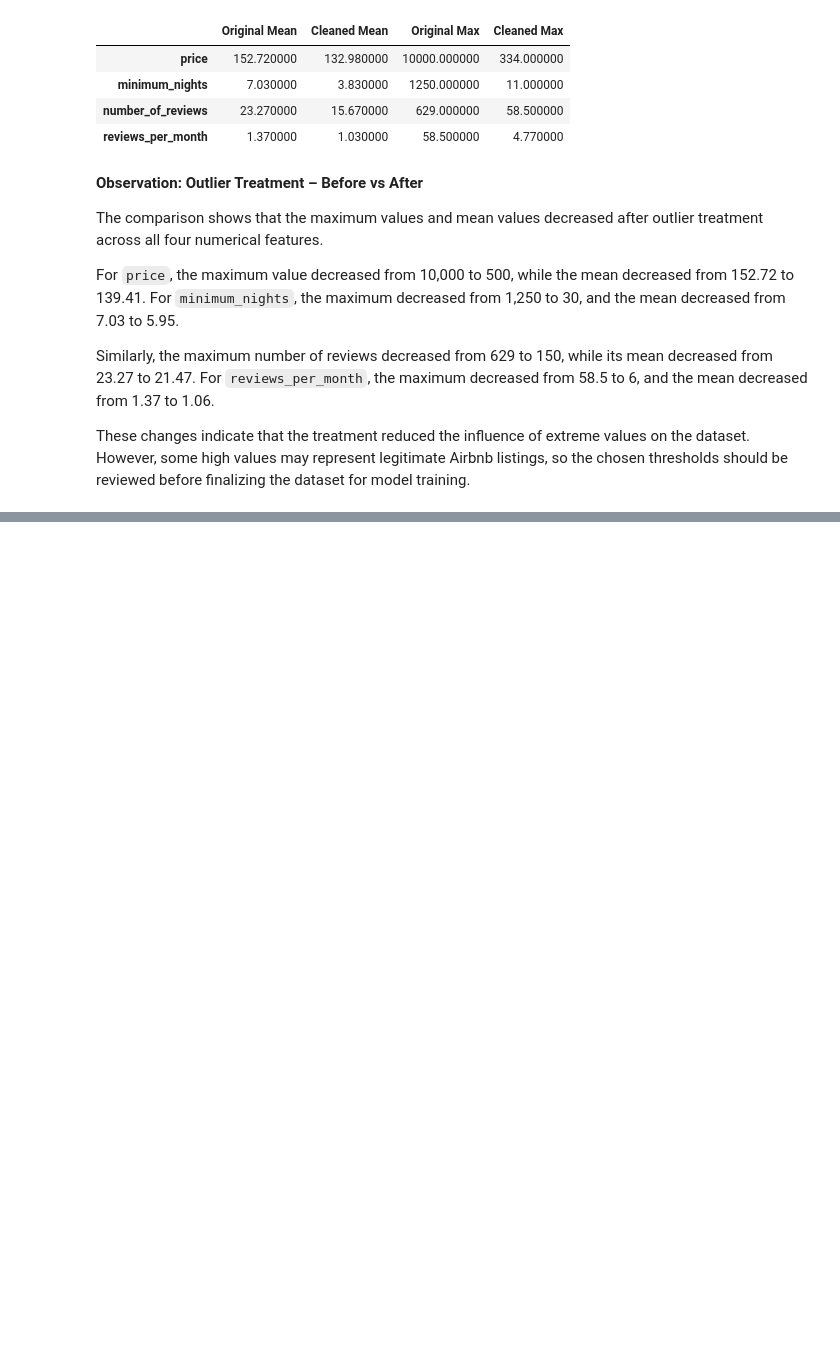
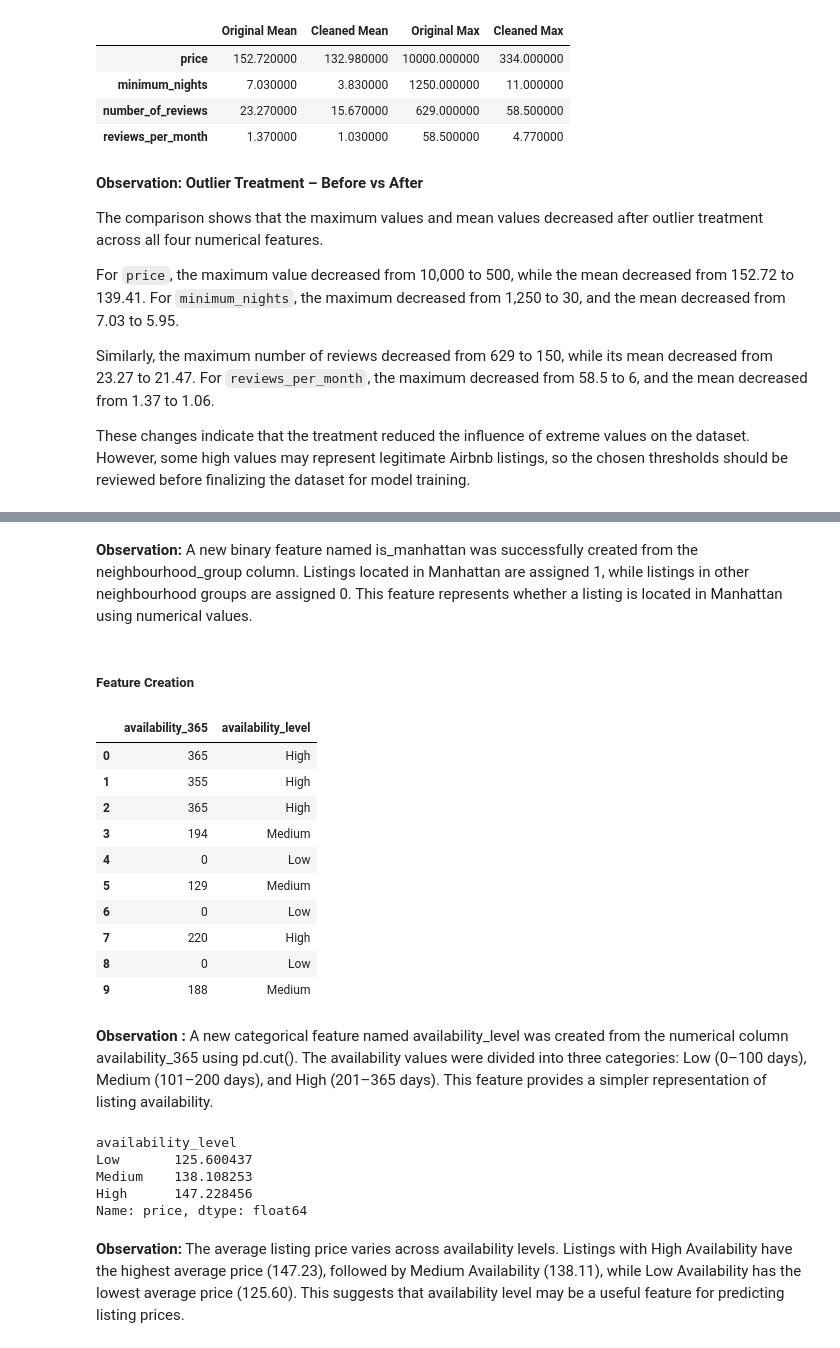
Before and after one commit to samaaali76/Task1-machine-learning, a Jupyter notebook: Notebook.ipynb, the cells around one changed output, grey strips where cells are left out. Drawn from its saved outputs; the diff is of its cells as text; code cells hidden in the pictures; blank space fills up the shorter version.

```diff
--- a/Notebook.ipynb
+++ b/Notebook.ipynb
@@ -1031,0 +1143,6 @@ These changes indicate that the treatment reduced the influence of extreme value
+# %%
+df_clean['is_manhattan'] = (
+    df_clean['neighbourhood_group'] == 'Manhattan'
+).astype(int)
+
+df_clean[['neighbourhood_group', 'is_manhattan']].head()
@@ -1031,0 +1156,39 @@ These changes indicate that the treatment reduced the influence of extreme value
+# %% [markdown]
+**Observation:**
+A new binary feature named is_manhattan was successfully created from the neighbourhood_group column. Listings located in Manhattan are assigned 1, while listings in other neighbourhood groups are assigned 0. This feature represents whether a listing is located in Manhattan using numerical values.
+# %% [markdown]
+##### Feature Creation
+# %%
+df_clean['availability_level'] = pd.cut(
+    df_clean['availability_365'],
+    bins=[-1, 100, 200, 365],
+    labels=['Low', 'Medium', 'High']
+)
+
+df_clean[['availability_365', 'availability_level']].head(10)
+# %% [output]
+|  | availability_365 | availability_level |
+| 0 | 365 | High |
+| 1 | 355 | High |
+| 2 | 365 | High |
+| 3 | 194 | Medium |
+| 4 | 0 | Low |
+| 5 | 129 | Medium |
+| 6 | 0 | Low |
+| 7 | 220 | High |
+| 8 | 0 | Low |
+| 9 | 188 | Medium |
+# %% [markdown]
+**Observation :**
+A new categorical feature named availability_level was created from the numerical column availability_365 using pd.cut(). The availability values were divided into three categories: Low (0–100 days), Medium (101–200 days), and High (201–365 days). This feature provides a simpler representation of listing availability.
+# %%
+df_clean.groupby('availability_level', observed=True)['price'].mean()
+# %% [output]
+availability_level
+Low       125.600437
+Medium    138.108253
+High      147.228456
+Name: price, dtype: float64
+# %% [markdown]
+**Observation:**
+The average listing price varies across availability levels. Listings with High Availability have the highest average price (147.23), followed by Medium Availability (138.11), while Low Availability has the lowest average price (125.60). This suggests that availability level may be a useful feature for predicting listing prices.
```
Also changed, not shown: parts of 21 cells of this notebook.
